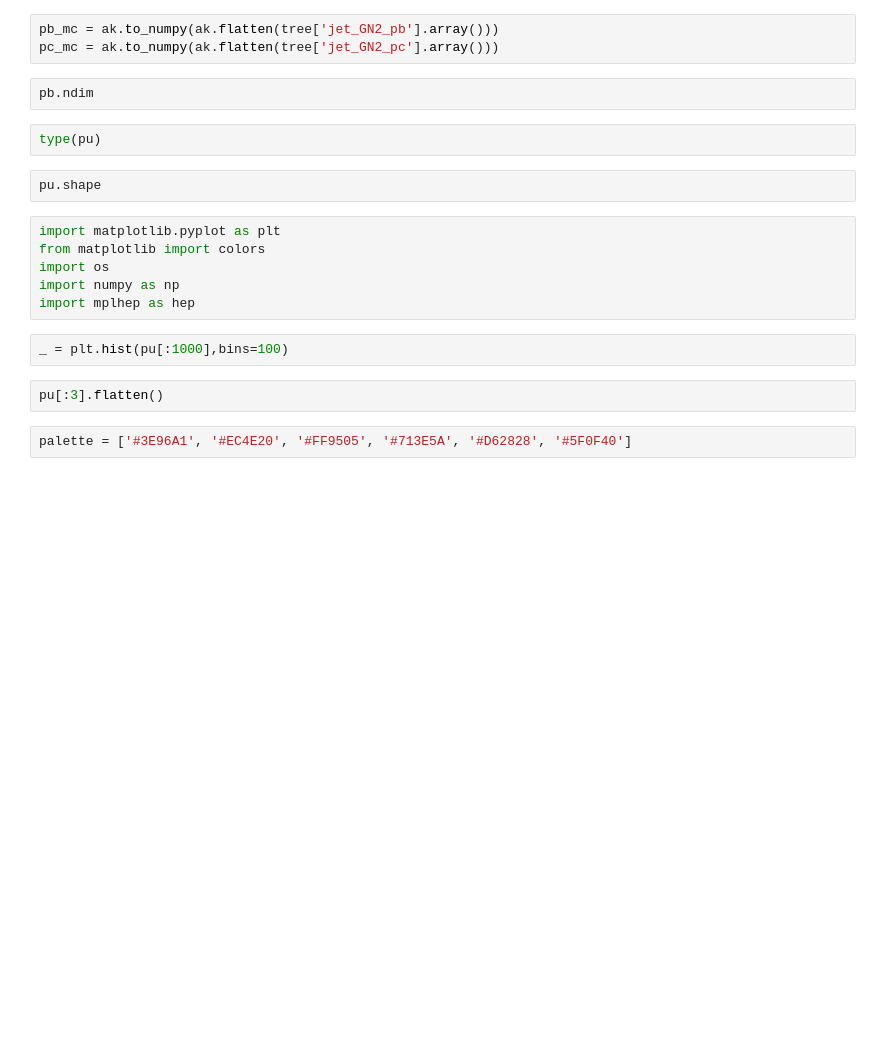
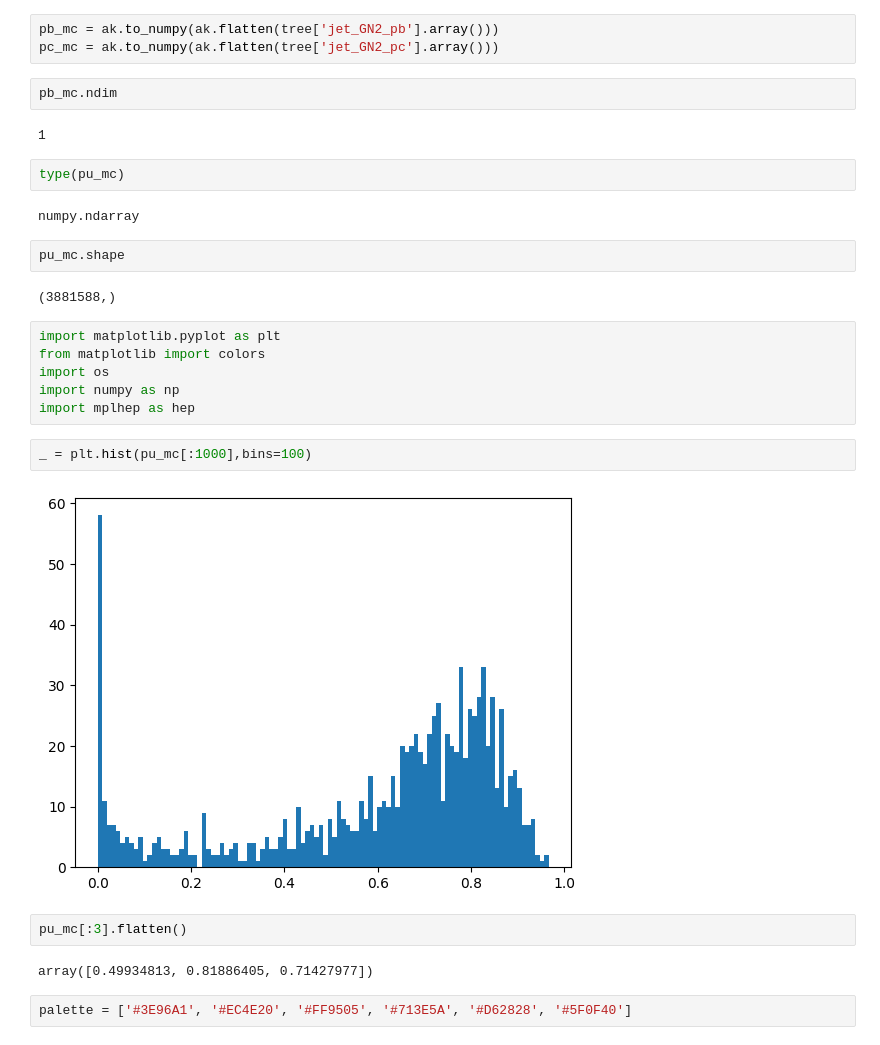
Before and after one commit to kingusiu/ntuple_root_to_h5_converter, a Jupyter notebook: notebooks/read_root_playground.ipynb, the cells around one changed output. Drawn from its saved outputs; the diff is of its cells as text; blank space fills up the shorter version.

```diff
--- a/notebooks/read_root_playground.ipynb
+++ b/notebooks/read_root_playground.ipynb
@@ -289,11 +317,17 @@ pu_mc
 pb_mc = ak.to_numpy(ak.flatten(tree['jet_GN2_pb'].array()))
 pc_mc = ak.to_numpy(ak.flatten(tree['jet_GN2_pc'].array()))
 # %%
-pb.ndim
+pb_mc.ndim
+# %% [output]
+1
 # %%
-type(pu)
+type(pu_mc)
+# %% [output]
+numpy.ndarray
 # %%
-pu.shape
+pu_mc.shape
+# %% [output]
+(3881588,)
 # %%
 import matplotlib.pyplot as plt
 from matplotlib import colors
@@ -301,9 +335,13 @@ import os
 import numpy as np
 import mplhep as hep
 # %%
-_ = plt.hist(pu[:1000],bins=100)
+_ = plt.hist(pu_mc[:1000],bins=100)
+# %% [output]
+[figure, added]
 # %%
-pu[:3].flatten()
+pu_mc[:3].flatten()
+# %% [output]
+array([0.49934813, 0.81886405, 0.71427977])
 # %%
 palette = ['#3E96A1', '#EC4E20', '#FF9505', '#713E5A', '#D62828', '#5F0F40']
 # %%
```
Also changed, not shown: parts of 13 cells of this notebook, 4 other files.
